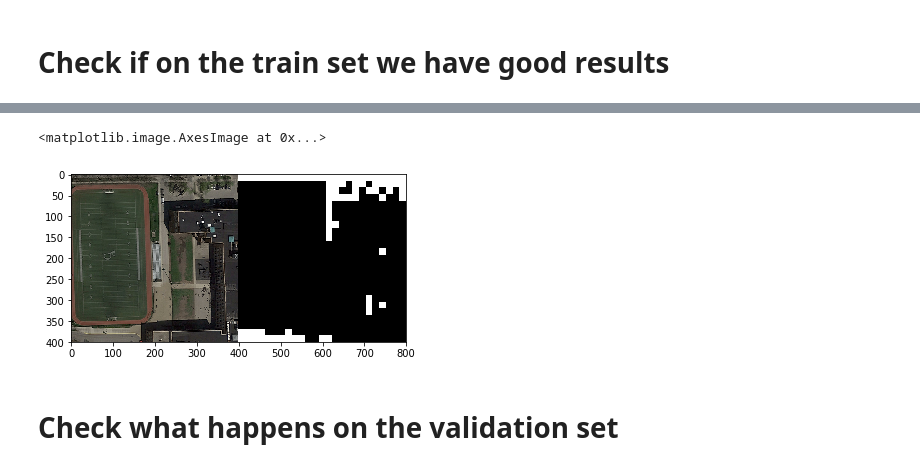
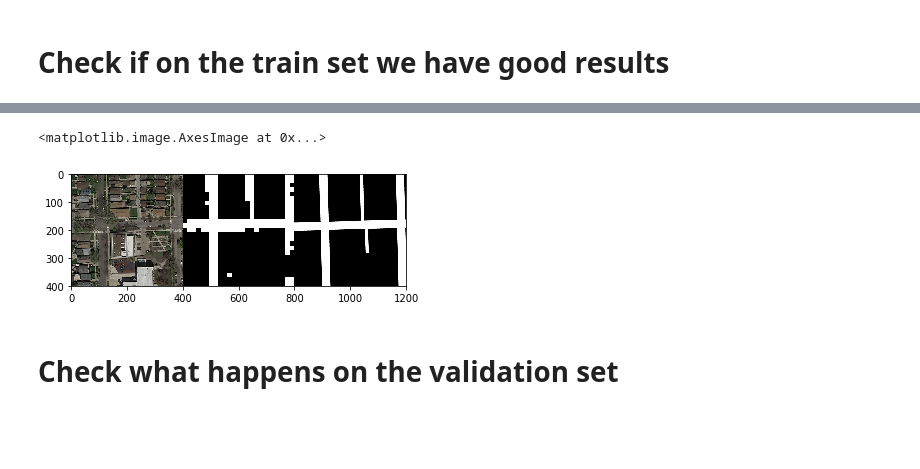
Before and after one commit to LeonardoPollina/ML_project_2, a Jupyter notebook: src/basicCNN.ipynb, the cells around one changed output, grey strips where cells are left out. Drawn from its saved outputs; the diff is of its cells as text; code cells hidden in the pictures; blank space fills up the shorter version.

Commit message:
model with F1 score of 0.784

```diff
--- a/src/basicCNN.ipynb
+++ b/src/basicCNN.ipynb
@@ -87,24 +87,49 @@ Generate the model and train the dataset
 def create_model():
     '''Create a sequential model'''
     model = Sequential()
-    model.add(Convolution2D(32, kernel_size=(5, 5),
+
+    # Conv
+    model.add(Convolution2D(16, kernel_size=(5, 5),
                             input_shape = ( input_size, input_size, 3),
                             padding = 'SAME'))
     model.add(LeakyReLU(alpha=0.1))
+
+    # Conv + pooling
+    model.add(Convolution2D(32, kernel_size=(5, 5),
+                            padding = 'SAME'))
+    model.add(LeakyReLU(alpha=0.1))
     model.add(MaxPooling2D(pool_size=pool_size, padding = 'SAME'))
+
+    # Dropout
+    model.add(Dropout(0.25))
+
+    # Conv
     model.add(Convolution2D(64, kernel_size=(3, 3),
                                 padding = 'SAME'))
     model.add(LeakyReLU(alpha=0.1))
-    model.add(MaxPooling2D(pool_size=pool_size, padding = 'SAME'))
+
+    # Conv + pooling
     model.add(Convolution2D(128, kernel_size=(3, 3),
                                 padding = 'SAME'))
     model.add(LeakyReLU(alpha=0.1))
     model.add(MaxPooling2D(pool_size=pool_size, padding = 'SAME'))
+
+    # Dropout
+    model.add(Dropout(0.25))
+
+    # Flatten
     model.add(Flatten())
-    model.add(Dense(units = 256, activation = 'relu'))
-    model.add(Dense(units = 128, activation = 'relu'))
+
+    # Dense layer
+    model.add(Dense(512, activation='relu'))
+
+    # Dense layer
+    model.add(Dense(256, activation='relu'))
+
+    # Output
     model.add(Dense(units = 1, activation = 'sigmoid'))
 
+    #Optimizer
     opt = Adam(lr=learning_rate) # Adam optimizer with default initial learning rate
 
 
@@ -251,7 +276,7 @@ def label_to_img(imgwidth, imgheight, w, h, labels):
             idx = idx + 1
     return im
 # %%
-IDX = 10
+IDX = 1
 X = imgs_to_windows(imgs,400,patch_size,input_size)
 patches_idx = X[625*IDX:625*(IDX+1)]
 
@@ -271,10 +296,10 @@ print(Z_idx[:3])
 # %%
 predicted_image = label_to_img(400,400,16,16,labels_idx)
 temp = concatenate_images(imgs_original[IDX],predicted_image)
-plt.imshow(concatenate_images(tem))
+plt.imshow(concatenate_images(temp, gt_imgs_not_padded[IDX]))
 # %% [output]
 <matplotlib.image.AxesImage at 0x...>
-[figure, old version]
+[figure, new version]
 # %% [markdown]
 # Check what happens on the validation set
 # %%
```
Also changed, not shown: parts of 11 cells of this notebook.
